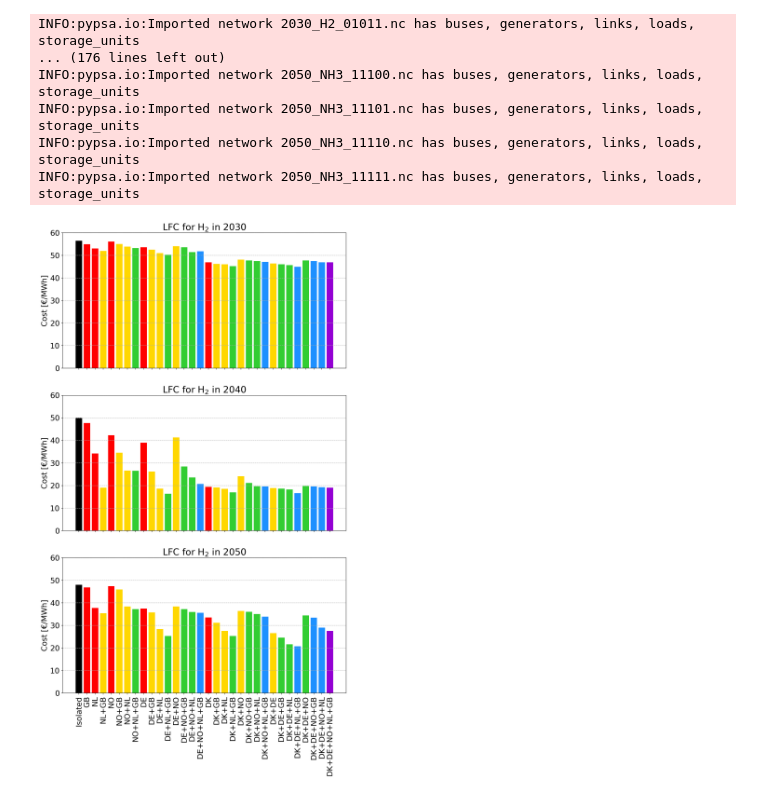
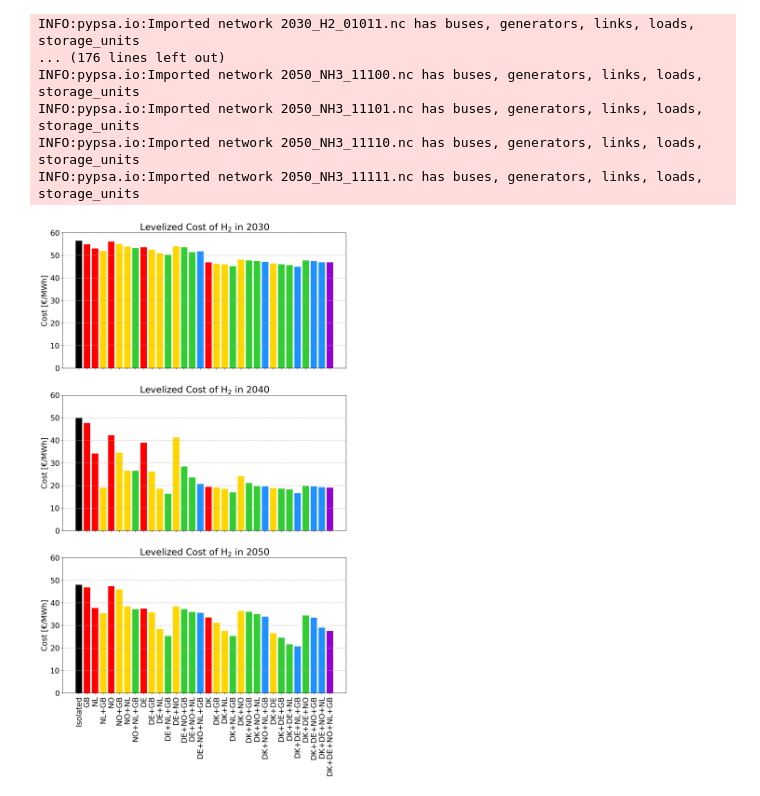
Before and after one commit to Ieu-Yan/Master_Thesis_Energy_Island, a Jupyter notebook: results_plot.ipynb, the cells around one changed output. Saved outputs shown, nothing was run; the diff lists cells and outputs as text; code cells hidden in the pictures.

```diff
--- a/results_plot.ipynb
+++ b/results_plot.ipynb
@@ -117,29 +206,29 @@ for binary in binary_list:
 # %%
 fig, (ax1, ax2, ax3) = plt.subplots(nrows = 3, ncols = 1, sharex = True, figsize = (12,20), dpi = 150)
 ax1.bar(combination, lfc[0:32], color = barcolors)
 ax1.set_ylim(0,60)
 ax1.set_yticks(np.arange(0,61,10))
 ax1.grid(axis = 'y', linestyle = '--')
-ax1.set_title(r'LFC for H$_2$ in 2030')
+ax1.set_title(r'Levelized Cost of H$_2$ in 2030')
 ax1.set_ylabel('Cost [€/MWh]')
 
 ax2.bar(combination, lfc[64:96], color = barcolors)
 ax2.set_ylim(0,60)
 ax2.set_yticks(np.arange(0,61,10))
 ax2.grid(axis = 'y', linestyle = '--')
-ax2.set_title(r'LFC for H$_2$ in 2040')
+ax2.set_title(r'Levelized Cost of H$_2$ in 2040')
 ax2.set_ylabel('Cost [€/MWh]')
 
 ax3.bar(combination, lfc[128:160], color = barcolors)
 ax3.set_ylim(0,60)
-ax2.set_yticks(np.arange(0,61,10))
+ax3.set_yticks(np.arange(0,61,10))
 ax3.grid(axis = 'y', linestyle = '--')
-ax3.set_title(r'LFC for H$_2$ in 2050')
+ax3.set_title(r'Levelized Cost of H$_2$ in 2050')
 ax3.set_ylabel('Cost [€/MWh]')
 ax3.tick_params(axis = 'x', rotation = 90)
 plt.show()
 # %% [output]
-[figure, old version]
+[figure, new version]
 # %%
 fig, (ax1, ax2, ax3) = plt.subplots(nrows = 3, ncols = 1, sharex = True, figsize = (12,20), dpi = 150)
 ax1.bar(combination, lfc[32:64], color = barcolors)
```
Also changed, not shown: parts of 22 cells of this notebook, 2 other files.
